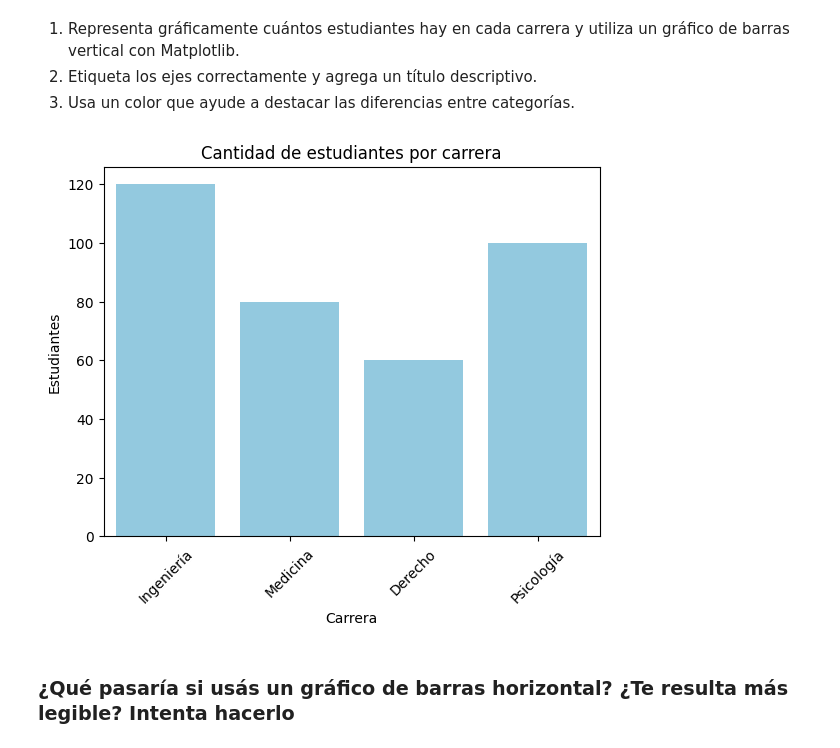
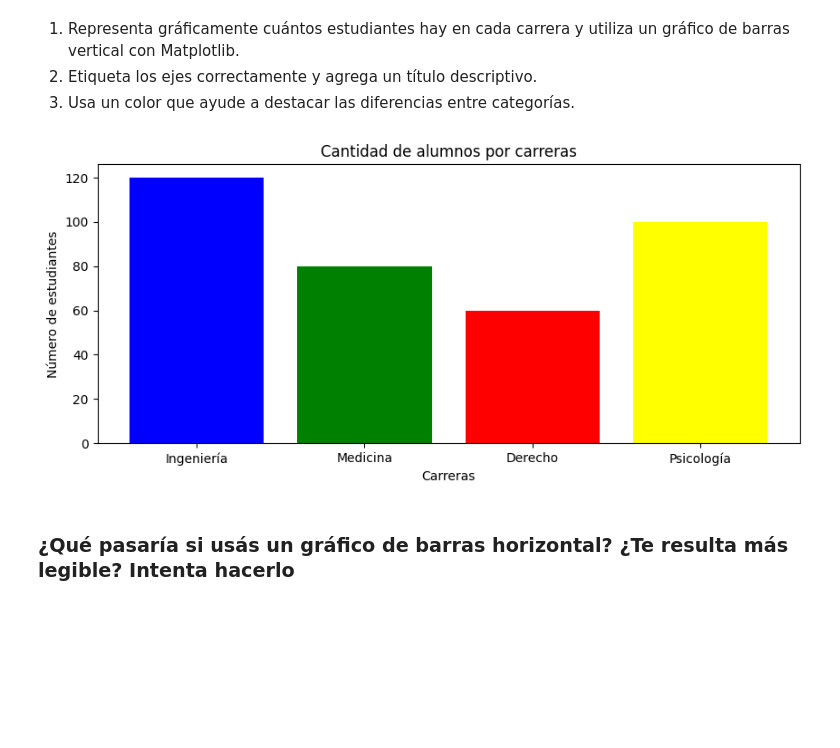
Before and after one commit to Brenda-Carloni/visualization-exercises-with-matplot-and-seaborn, a Jupyter notebook: notebook/solutions.es.ipynb, the cells around one changed output. Cells and saved outputs as stored; diff of their text form; code cells hidden in the pictures; blank space fills up the shorter version.

```diff
--- a/notebook/solutions.es.ipynb
+++ b/notebook/solutions.es.ipynb
@@ -77,14 +77,14 @@ df_carreras
 1. Representa gráficamente cuántos estudiantes hay en cada carrera y utiliza un gráfico de barras vertical con Matplotlib.
 2. Etiqueta los ejes correctamente y agrega un título descriptivo.
 3. Usa un color que ayude a destacar las diferencias entre categorías.
-# %%
-sns.barplot(data=df_carreras, x='Carrera', y='Estudiantes', color='skyblue')
-plt.title("Cantidad de estudiantes por carrera")
-plt.xlabel("Carrera")
-plt.ylabel("Estudiantes")
-plt.xticks(rotation=45)
-plt.show()
-# %% [output]
-[figure, removed]
+# %%
+plt.figure(figsize=(10, 4))
+plt.bar(df_carreras['Carrera'], df_carreras['Estudiantes'], color=["Blue", "Green", "Red", "Yellow"])
+plt.xlabel("Carreras")
+plt.ylabel("Número de estudiantes")
+plt.title("Cantidad de alumnos por carreras")
+plt.show()
+# %% [output]
+[figure, added]
 # %% [markdown]
 ### ¿Qué pasaría si usás un gráfico de barras **horizontal**? ¿Te resulta más legible? Intenta hacerlo
```
Also changed, not shown: parts of 2 cells of this notebook.
